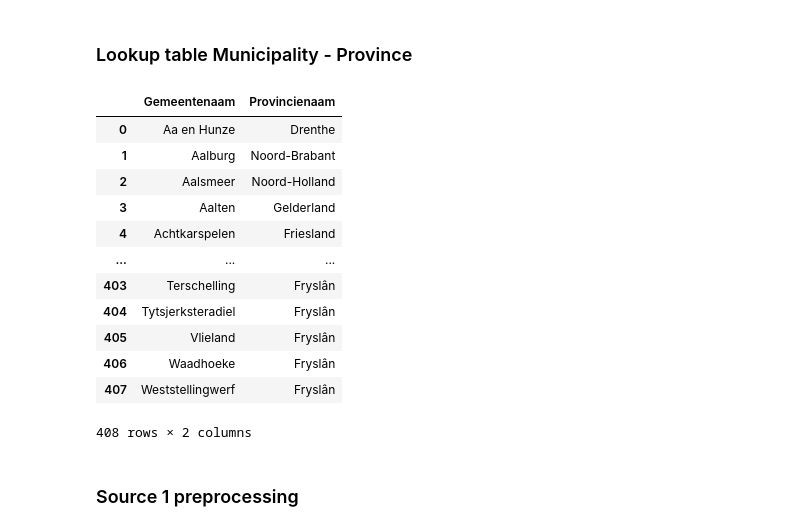
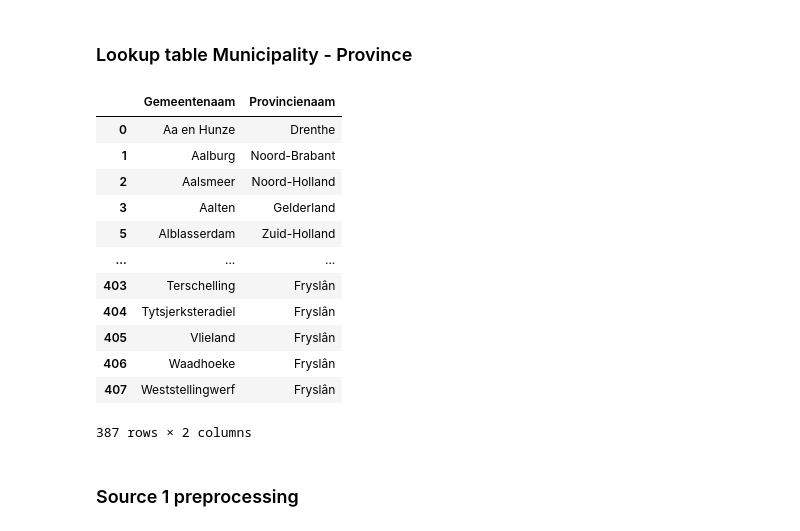
Before and after one commit to reikichan/2AMD20, a Jupyter notebook: 2AMD20 Source Compiler_all except 12&13.ipynb, the cells around one changed output. Drawn from its saved outputs; the diff is of its cells as text; code cells hidden in the pictures.

```diff
--- a/2AMD20 Source Compiler_all except 12&13.ipynb
+++ b/2AMD20 Source Compiler_all except 12&13.ipynb
@@ -55,33 +42,34 @@ pd.read_csv(f"{source_folder_path}/Source_{source_number}_full_converted_raw.csv
 # %%
 # classifications of municipalities by province in the Netherlands
 df_2021 = pd.read_excel('data/Source_0/gemeenten-alfabetisch-2021.xlsx')[['Gemeentenaam', 'Provincienaam']]
 df_2020 = pd.read_excel('data/Source_0/Gemeenten alfabetisch 2020.xlsx')[['Gemeentenaam', 'Provincienaam']]
 # for 2018 and 2019 files, you need pip install xlrd
 df_2019 = pd.read_excel('data/Source_0/Gemeenten alfabetisch 2019.xls')[['Gemeentenaam', 'Provincienaam']]
 df_2018 = pd.read_excel('data/Source_0/Gemeenten alfabetisch 2018.xls')[['Gemeentenaam', 'Provincienaam']]
 
 # 2020 and 2019 are exactly the same
 # combine 2020 and 2018 in order to get all unique rows from both data sources
 df_combi1820 = df_2018.merge(df_2019, on=['Gemeentenaam', 'Provincienaam'], how='outer')
 
 # combine 2021 and the newly created 2018-2020 dataframe
 df_final = df_combi1820.merge(df_2021, on=['Gemeentenaam', 'Provincienaam'], how='outer')
 
+df_final = df_final[df_final["Provincienaam"]!="Friesland"]
 df_final
 # %% [output]
 |  | Gemeentenaam | Provincienaam |
 | 0 | Aa en Hunze | Drenthe |
 | 1 | Aalburg | Noord-Brabant |
 | 2 | Aalsmeer | Noord-Holland |
 | 3 | Aalten | Gelderland |
-| 4 | Achtkarspelen | Friesland |
+| 5 | Alblasserdam | Zuid-Holland |
 | ... | ... | ... |
 | 403 | Terschelling | Fryslân |
 | 404 | Tytsjerksteradiel | Fryslân |
 | 405 | Vlieland | Fryslân |
 | 406 | Waadhoeke | Fryslân |
 | 407 | Weststellingwerf | Fryslân |
-408 rows × 2 columns
+387 rows × 2 columns
 # %% [markdown]
 ### Source 1 preprocessing
 # %%
```
Also changed, not shown: parts of 49 cells of this notebook.
